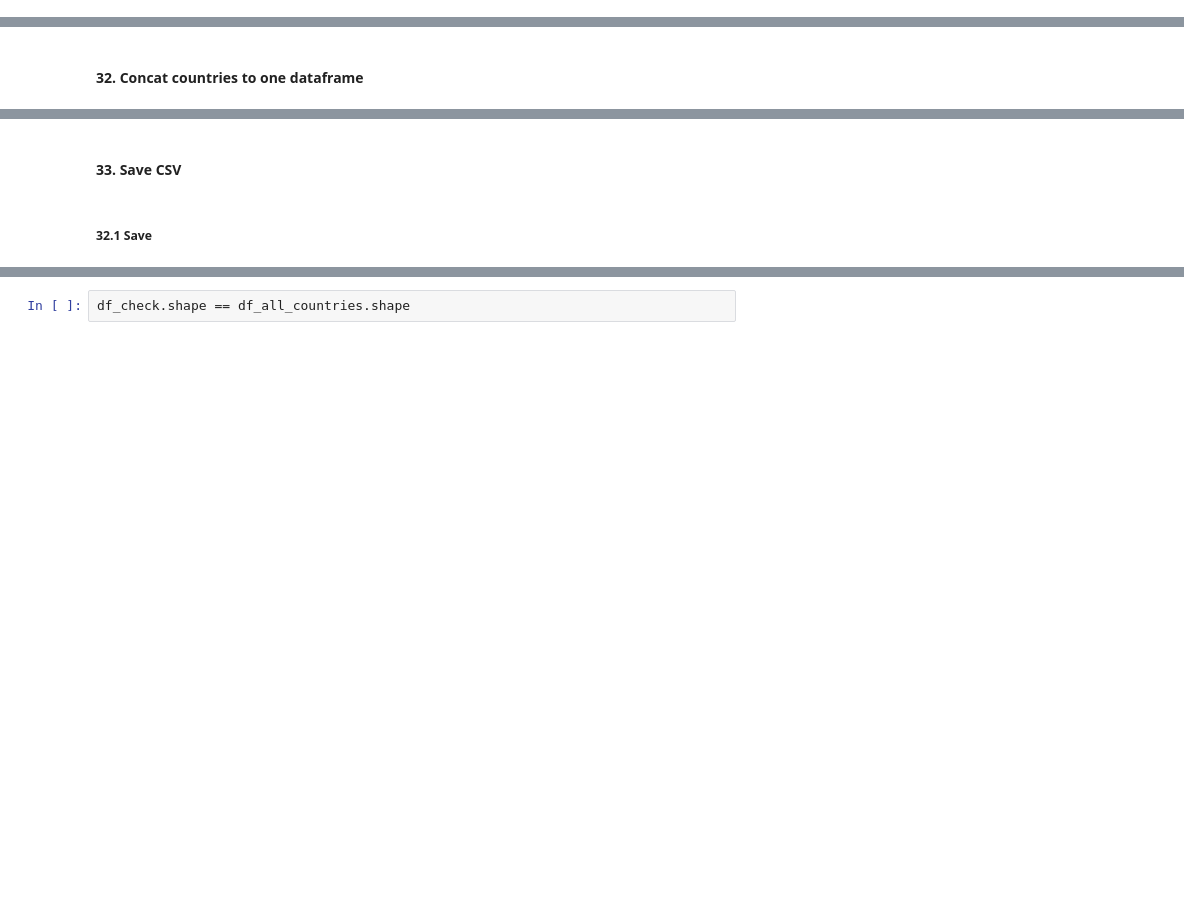
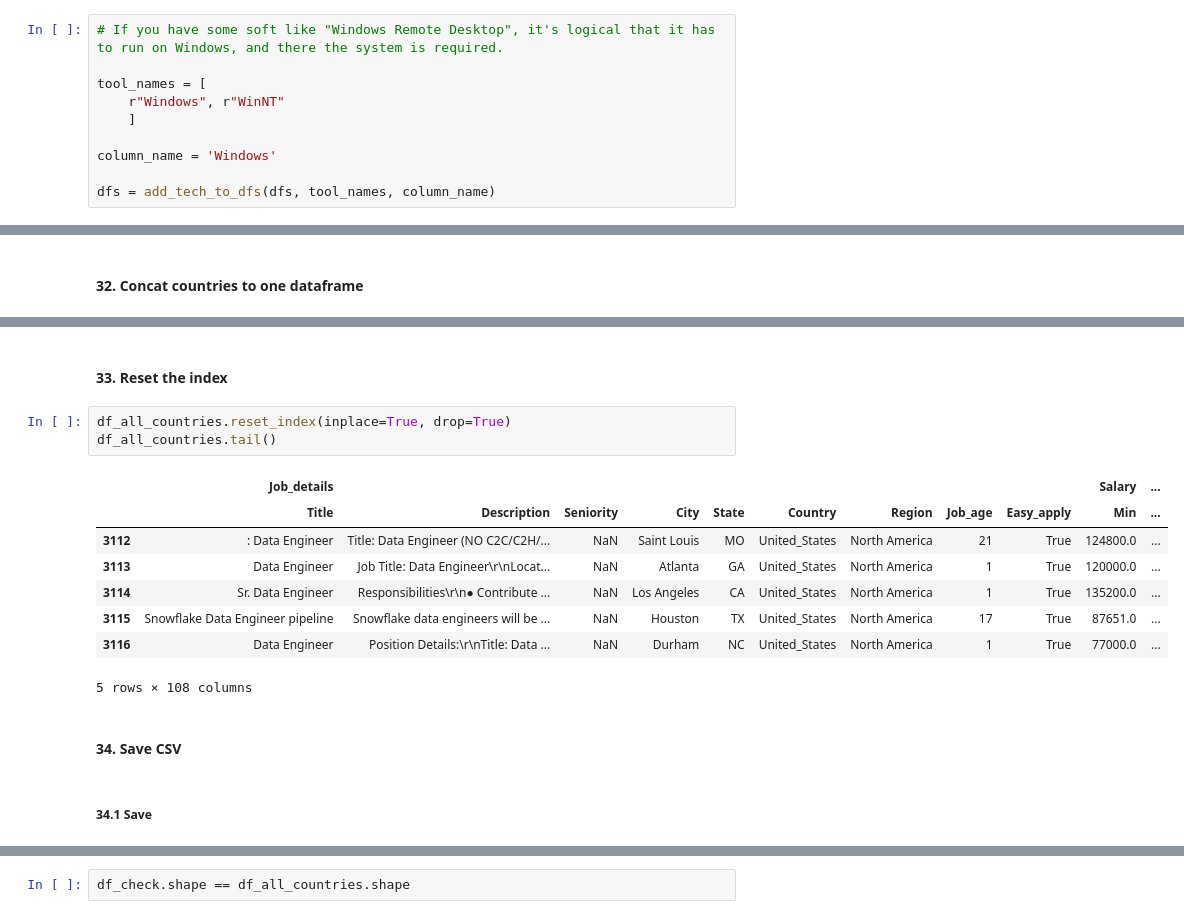
Before and after one commit to Luk-kar/DS_salaries_project, a Jupyter notebook: _002_data_cleaning.ipynb, the cells around one changed output, grey strips where cells are left out. Drawn from its saved outputs; the diff is of its cells as text; blank space fills up the shorter version.

```diff
--- a/_002_data_cleaning.ipynb
+++ b/_002_data_cleaning.ipynb
@@ -4962,0 +5051,10 @@ Family of Unix-like operating systems.
+# %%
+# If you have some soft like "Windows Remote Desktop", it's logical that it has to run on Windows, and there the system is required.
+
+tool_names = [
+    r"Windows", r"WinNT"
+    ]
+
+column_name = 'Windows'
+
+dfs = add_tech_to_dfs(dfs, tool_names, column_name)
@@ -6321,7 +6444,21 @@ df_all_countries.shape
+# %% [markdown]
+#### 33. Reset the index
+# %%
+df_all_countries.reset_index(inplace=True, drop=True)
+df_all_countries.tail()
+# %% [output]
+|  | Job_details |  |  |  |  |  |  |  |  | Salary | ... |
+|  | Title | Description | Seniority | City | State | Country | Region | Job_age | Easy_apply | Min | ... |
+| 3112 | : Data Engineer | Title: Data Engineer (NO C2C/C2H/... | NaN | Saint Louis | MO | United_States | North America | 21 | True | 124800.0 | ... |
+| 3113 | Data Engineer | Job Title: Data Engineer\r\nLocat... | NaN | Atlanta | GA | United_States | North America | 1 | True | 120000.0 | ... |
+| 3114 | Sr. Data Engineer | Responsibilities\r\n● Contribute ... | NaN | Los Angeles | CA | United_States | North America | 1 | True | 135200.0 | ... |
+| 3115 | Snowflake Data Engineer pipeline | Snowflake data engineers will be ... | NaN | Houston | TX | United_States | North America | 17 | True | 87651.0 | ... |
+| 3116 | Data Engineer | Position Details:\r\nTitle: Data ... | NaN | Durham | NC | United_States | North America | 1 | True | 77000.0 | ... |
+5 rows × 108 columns
 # %% [markdown]
-#### 33. Save CSV
+#### 34. Save CSV
 # %% [markdown]
-##### 32.1 Save
+##### 34.1 Save
 # %%
 import os
 from pathlib import Path
```
Also changed, not shown: parts of 156 cells of this notebook, 2 other files.
